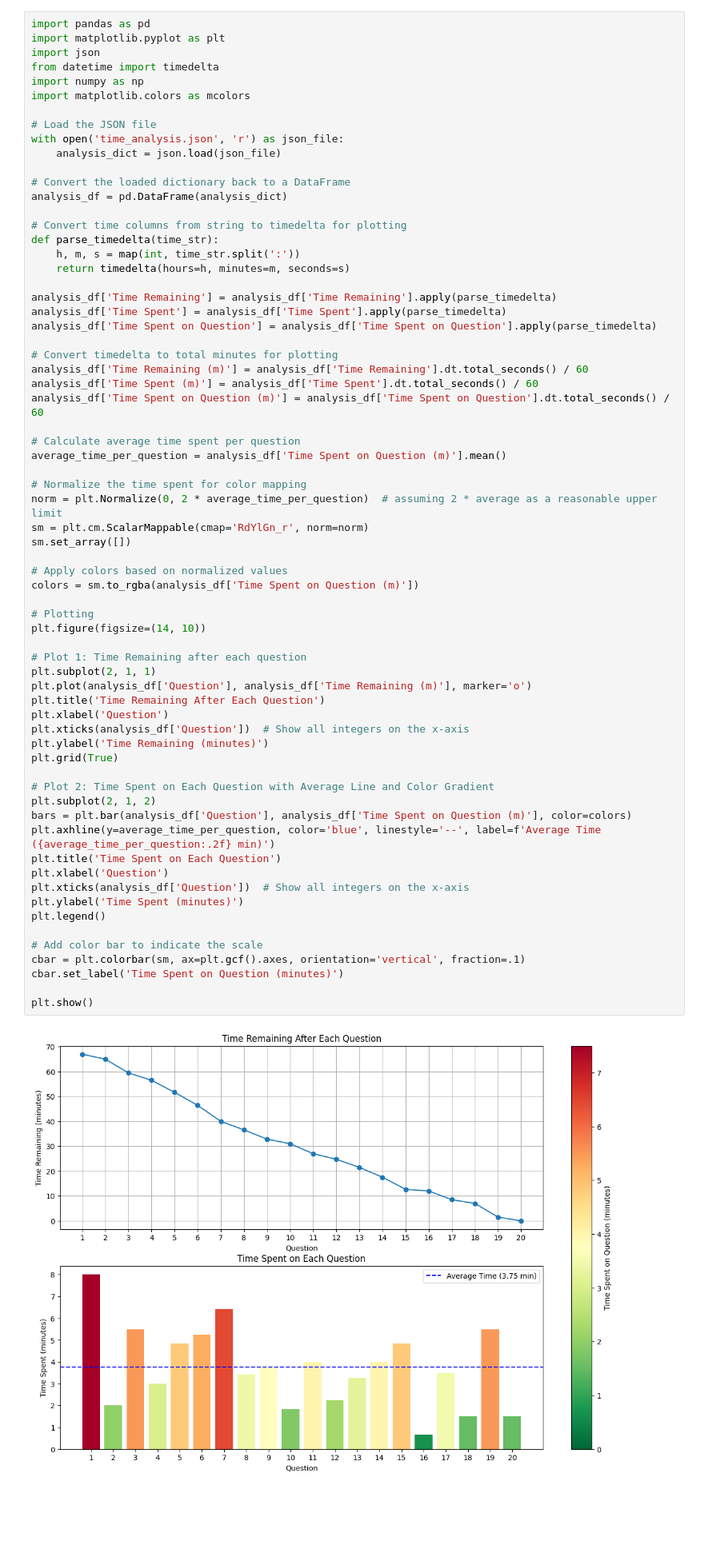
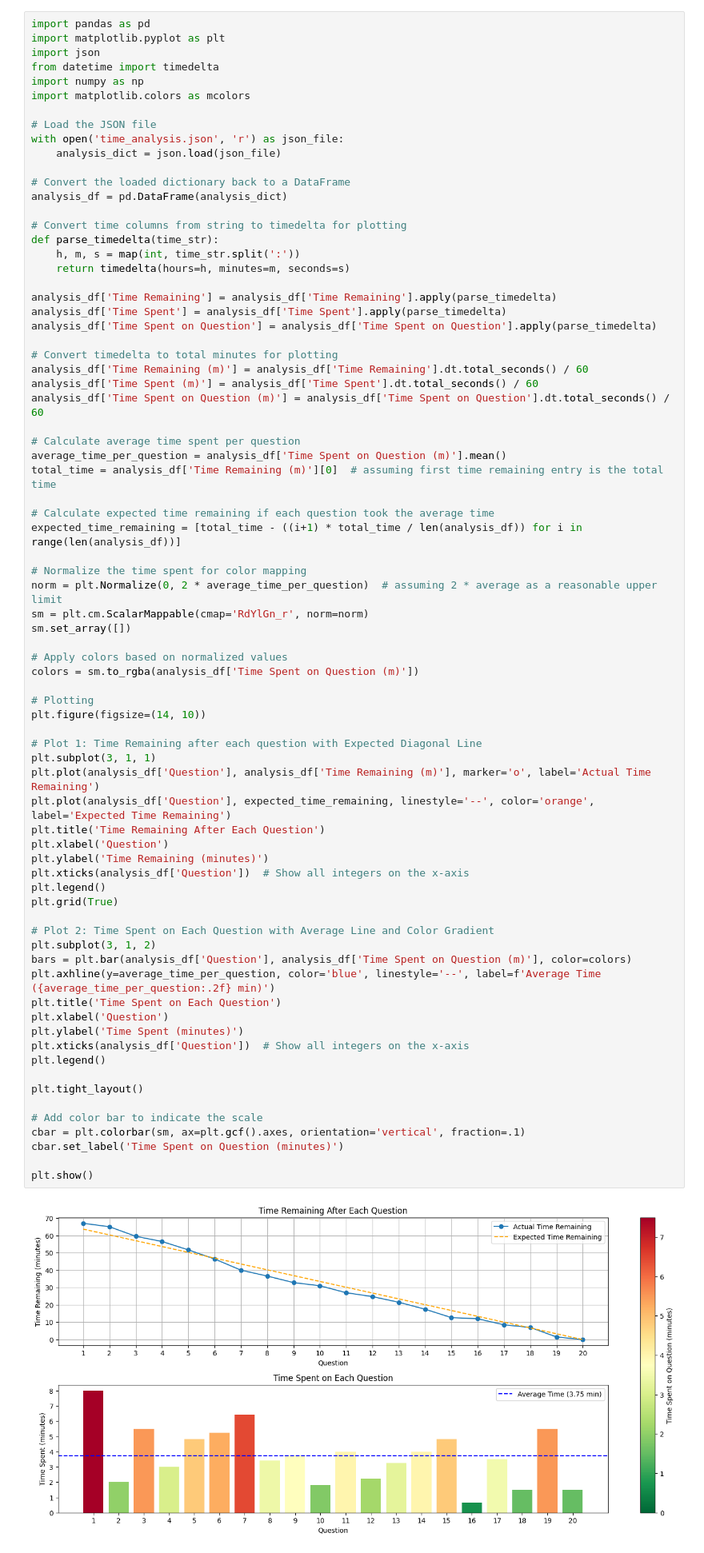
Before and after one commit to brimell/studying, a Jupyter notebook: timing.ipynb, the cells around one changed output. Shown at 80% size. Drawn from its saved outputs; the diff is of its cells as text; blank space fills up the shorter version.

```diff
--- a/timing.ipynb
+++ b/timing.ipynb
@@ -97,41 +97,49 @@ analysis_df['Time Spent on Question (m)'] = analysis_df['Time Spent on Question'
 
 # Calculate average time spent per question
 average_time_per_question = analysis_df['Time Spent on Question (m)'].mean()
+total_time = analysis_df['Time Remaining (m)'][0]  # assuming first time remaining entry is the total time
+
+# Calculate expected time remaining if each question took the average time
+expected_time_remaining = [total_time - ((i+1) * total_time / len(analysis_df)) for i in range(len(analysis_df))]
 
 # Normalize the time spent for color mapping
 norm = plt.Normalize(0, 2 * average_time_per_question)  # assuming 2 * average as a reasonable upper limit
 sm = plt.cm.ScalarMappable(cmap='RdYlGn_r', norm=norm)
 sm.set_array([])
 
 # Apply colors based on normalized values
 colors = sm.to_rgba(analysis_df['Time Spent on Question (m)'])
 
 # Plotting
 plt.figure(figsize=(14, 10))
 
-# Plot 1: Time Remaining after each question
-plt.subplot(2, 1, 1)
-plt.plot(analysis_df['Question'], analysis_df['Time Remaining (m)'], marker='o')
+# Plot 1: Time Remaining after each question with Expected Diagonal Line
+plt.subplot(3, 1, 1)
+plt.plot(analysis_df['Question'], analysis_df['Time Remaining (m)'], marker='o', label='Actual Time Remaining')
+plt.plot(analysis_df['Question'], expected_time_remaining, linestyle='--', color='orange', label='Expected Time Remaining')
 plt.title('Time Remaining After Each Question')
 plt.xlabel('Question')
+plt.ylabel('Time Remaining (minutes)')
 plt.xticks(analysis_df['Question'])  # Show all integers on the x-axis
-plt.ylabel('Time Remaining (minutes)')
+plt.legend()
 plt.grid(True)
 
 # Plot 2: Time Spent on Each Question with Average Line and Color Gradient
-plt.subplot(2, 1, 2)
+plt.subplot(3, 1, 2)
 bars = plt.bar(analysis_df['Question'], analysis_df['Time Spent on Question (m)'], color=colors)
 plt.axhline(y=average_time_per_question, color='blue', linestyle='--', label=f'Average Time ({average_time_per_question:.2f} min)')
 plt.title('Time Spent on Each Question')
 plt.xlabel('Question')
+plt.ylabel('Time Spent (minutes)')
 plt.xticks(analysis_df['Question'])  # Show all integers on the x-axis
-plt.ylabel('Time Spent (minutes)')
 plt.legend()
+
+plt.tight_layout()
 
 # Add color bar to indicate the scale
 cbar = plt.colorbar(sm, ax=plt.gcf().axes, orientation='vertical', fraction=.1)
 cbar.set_label('Time Spent on Question (minutes)')
 
 plt.show()
 # %% [output]
-[figure, old version]
+[figure, new version]
```
